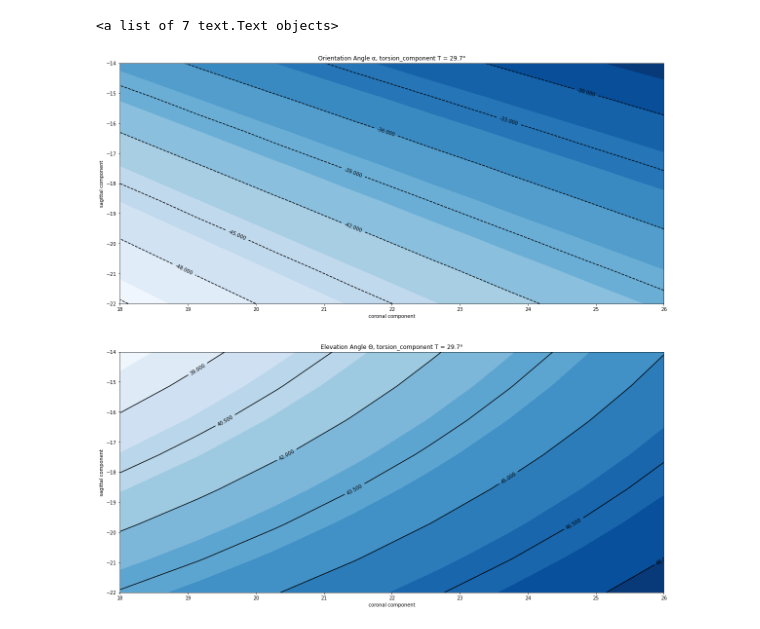
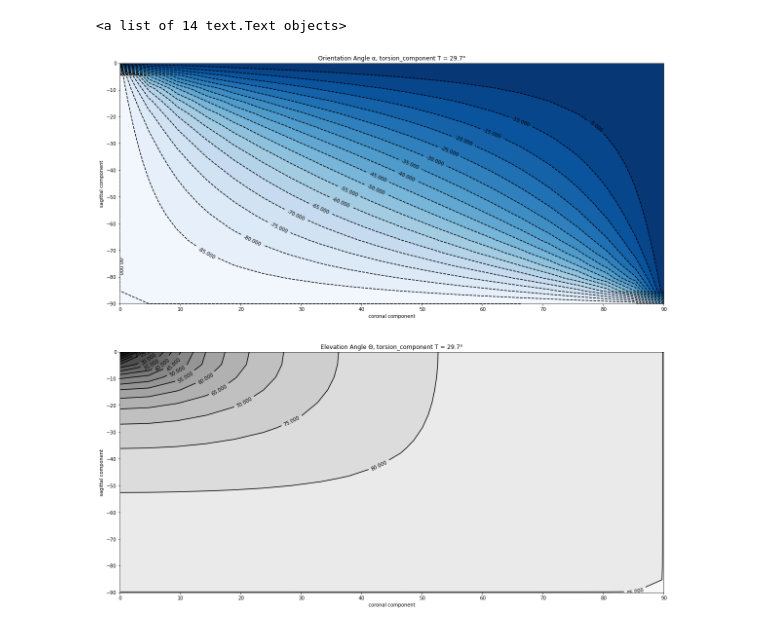
Before and after one commit to butayama/osteotomy_calc, a Jupyter notebook: scripts/osteotomy_parameterstudien_a_02.ipynb, the cells around one changed output. Cells and saved outputs as stored; diff of their text form; code cells hidden in the pictures.

Commit message:
Diagram Elevation Angle

```diff
--- a/scripts/osteotomy_parameterstudien_a_02.ipynb
+++ b/scripts/osteotomy_parameterstudien_a_02.ipynb
@@ -8,11 +8,13 @@ import numpy as np
 color = sns.color_palette()
 %matplotlib inline
 # %%
-nc = 8
-ns = 8
-T = 29.7
+nc = 20
+ns = 20
+T = 10
 # T = 29.7
-c = np.linspace(18, 26, nc)
-s = np.linspace(-14, -22, ns)
+c = np.linspace(0, 90, nc)
+s = np.linspace(-0, -90, ns)
+# c = np.linspace(18, 26, nc)
+# s = np.linspace(-14, -22, ns)
 X, Y = np.meshgrid(c, s)
-X, Y
+# X, Y
@@ -57,36 +41,36 @@ def np_orientation_angle(_c_a_d, _s_a_d, _t_a_d):
     return np.degrees(a_oa)
 
 def np_elevation_angle(_c_a_d, _s_a_d, _t_a_d):
     c_a = np.radians(_c_a_d)
     s_a = np.radians(_s_a_d)
     t_a = np.radians(_t_a_d)
 
     h1 = np.sqrt(np.tan(c_a) * np.tan(c_a) + np.tan(s_a) * np.tan(s_a))
     a_tad = np.arctan2(h1, 1)
     a_oa = np.arctan2(np.tan(s_a), np.tan(c_a))
     a_azi = np.arctan2(-(np.sin(a_oa) + np.sin(a_oa - t_a)), (np.cos(a_oa) + np.cos(a_oa - t_a)))
     a_ele = np.arctan2(2 * np.sin(a_tad) * np.cos(0.5 * t_a), np.sin(t_a) * (1 + np.cos(a_tad)))
     a_aor = np.arccos(0.5 * (np.cos(t_a) + np.cos(a_tad) + np.cos(t_a) * np.cos(a_tad) - 1))
     return np.degrees(a_ele)
 
 fig27 = plt.figure(figsize=(20,20))
 # fig27.suptitle(f'Elevation Angle {chr(int("398", 16))}', fontsize=14, fontweight='bold')
 p_orientation = fig27.add_subplot(211)
 p_orientation.set_title(f'Orientation Angle {chr(945)}, torsion_component T = 29.7°')
 p_orientation.set_xlabel('coronal component')
 p_orientation.set_ylabel('sagittal component')
-img = p_orientation.contourf(X, Y, np_orientation_angle(X,Y,T), 12, cmap='Blues')
-hl = p_orientation.contour(X, Y, np_orientation_angle(X,Y,T), 8, colors='black', linewidth=.5)
+img = p_orientation.contourf(X, Y, np_orientation_angle(X,Y,T), 20, cmap='Blues')
+hl = p_orientation.contour(X, Y, np_orientation_angle(X,Y,T), 20, colors='black', linewidth=.5)
 plt.clabel(hl, inline=1, fontsize=10)
 
 p_elevation = fig27.add_subplot(212)
 p_elevation.set_title(f'Elevation Angle {chr(int("398", 16))}, torsion_component T = 29.7°')
 p_elevation.set_xlabel('coronal component')
 p_elevation.set_ylabel('sagittal component')
-img = p_elevation.contourf(X, Y, np_elevation_angle(X,Y,T), 12, cmap='Blues')
-hl = p_elevation.contour(X, Y, np_elevation_angle(X,Y,T), 8, colors='black', linewidth=.5)
+img = p_elevation.contourf(X, Y, np_elevation_angle(X,Y,T), 20, cmap='gray')
+hl = p_elevation.contour(X, Y, np_elevation_angle(X,Y,T), 20, colors='black', linewidth=.5)
 plt.clabel(hl, inline=1, fontsize=10)
 # plt.subplots_adjust(hspace=0.2)
 # %% [output]
-<a list of 7 text.Text objects>
+<a list of 14 text.Text objects>
-[figure, old version]
+[figure, new version]
```
Also changed, not shown: parts of 1 cell of this notebook.
